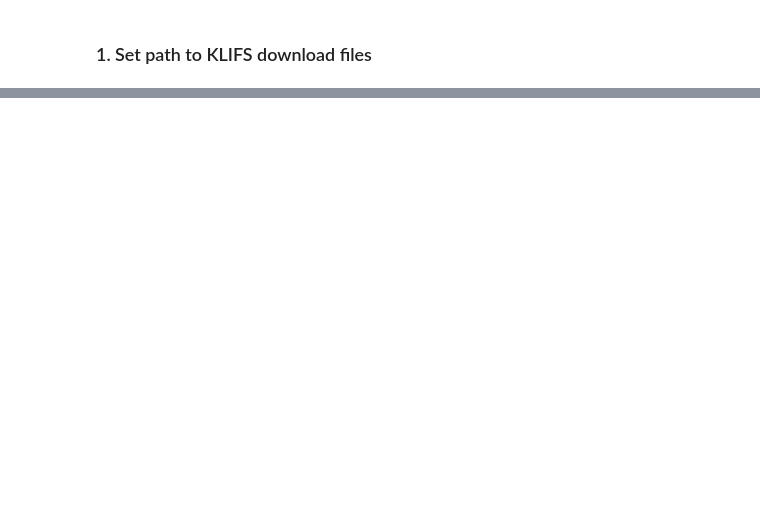
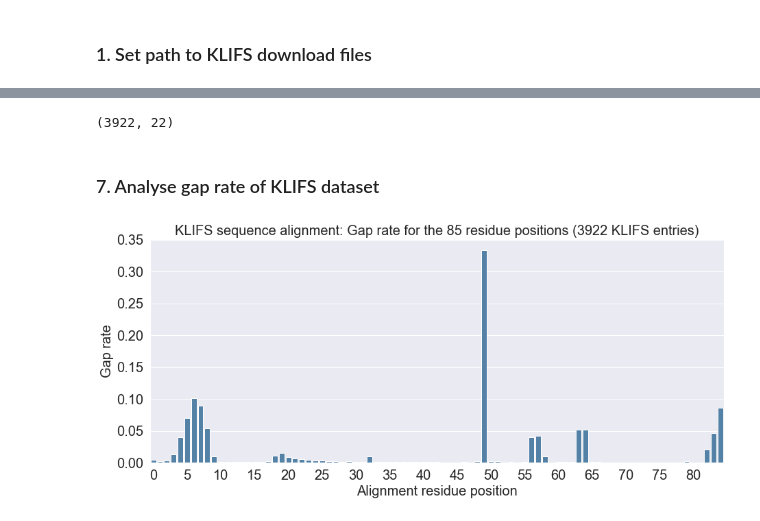
Before and after one commit to volkamerlab/kissim, a Jupyter notebook: scripts/preprocessing.ipynb, the cells around one changed output, grey strips where cells are left out. Cells and saved outputs as stored; diff of their text form; code cells hidden in the pictures; blank space fills up the shorter version.

Commit message:
Update preprocessing
* Drop entries not in DFG-in
* Drop entries without mol2 or pdb
* Update gap rate plot style
* Modulize steps in separate functions

```diff
--- a/scripts/preprocessing.ipynb
+++ b/scripts/preprocessing.ipynb
@@ -239,0 +104,2 @@ plot_gap_rate(gap_rate)
+# %%
+klifs_metadata_filtered = drop_missing_mol2s(klifs_metadata_filtered, path_to_data)
@@ -239,0 +159,3 @@ plot_gap_rate(gap_rate)
+# %%
+# In case of missing cif files, delete corresponding PDB ID entries in KLIFS metadata
+klifs_metadata_filtered = drop_missing_pdbs(klifs_metadata_filtered, path_to_data)
@@ -239,0 +164,4 @@ plot_gap_rate(gap_rate)
+# %%
+klifs_metadata_filtered.shape
+# %% [output]
+(3922, 22)
@@ -239,0 +170,26 @@ plot_gap_rate(gap_rate)
+# %% [markdown]
+### 7. Analyse gap rate of KLIFS dataset
+# %%
+gap_rate = calculate_gap_rate(klifs_metadata_filtered)
+# %%
+def plot_gap_rate(gap_rate, klifs_metadata):
+    plt.figure(figsize=(15,6))
+    ax = sns.barplot(x='klifs_position',
+                     y='gap_rate',
+                     data=gap_rate,
+                     color='steelblue')
+    ax.set_title(f'KLIFS sequence alignment: Gap rate for the 85 residue positions ({klifs_metadata.shape[0]} KLIFS entries)',
+                 fontsize=20)
+    ax.set_xlabel('Alignment residue position')
+    ax.set_ylabel('Gap rate')
+    ax.xaxis.set_ticks(np.arange(0,85,5));
+    ax.set_xticklabels(np.arange(0,85,5));
+
+    for item in ([ax.title, ax.xaxis.label, ax.yaxis.label] + ax.get_xticklabels() + ax.get_yticklabels()):
+        item.set_fontsize(20)
+
+    plt.savefig(path_to_results / 'plot_gap_rate.png', dpi=300)
+# %%
+plot_gap_rate(gap_rate, klifs_metadata_filtered)
+# %% [output]
+[figure, added]
```
Also changed, not shown: parts of 56 cells of this notebook, 2 other files.
